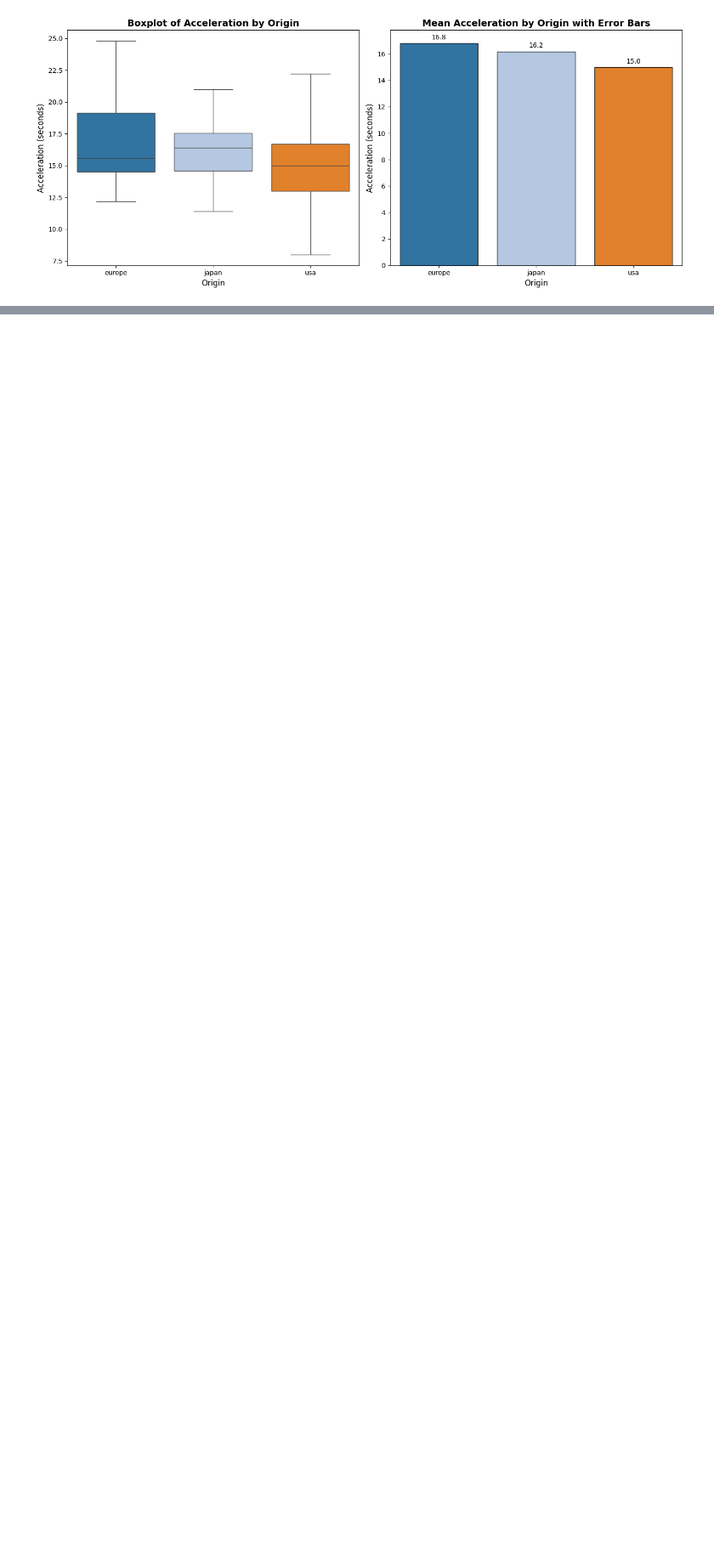
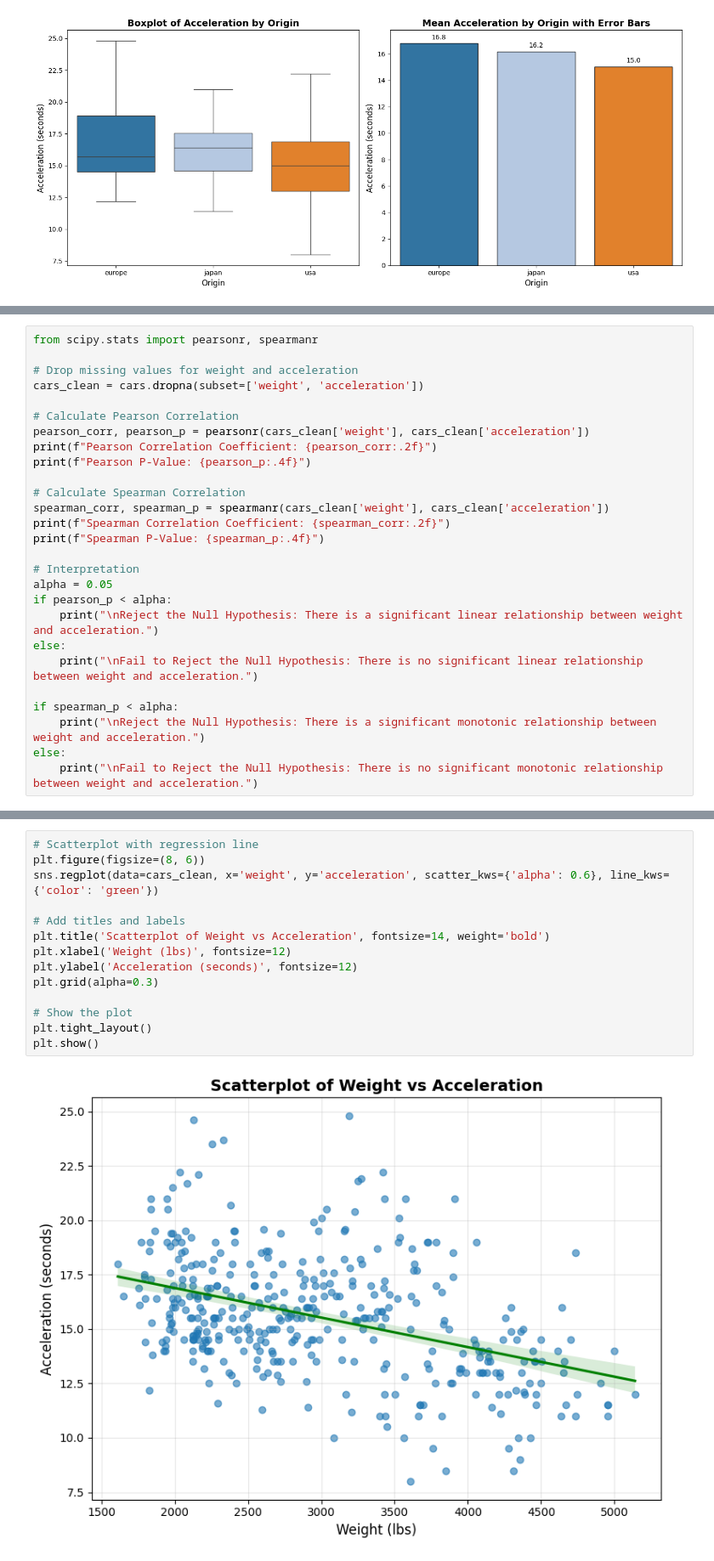
Before and after one commit to micah-shull/Statistics-Data-Analysis-Visualizations, a Jupyter notebook: Statistics_30_hypothesis_testing_cars_acceleration_origin.ipynb, the cells around one changed output, grey strips where cells are left out. Shown at 85% size. Cells and saved outputs as stored; diff of their text form; blank space fills up the shorter version.

Commit message:
Add hypothesis test: Is there a significant relationship between a car's weight and its acceleration?

```diff
--- a/Statistics_30_hypothesis_testing_cars_acceleration_origin.ipynb
+++ b/Statistics_30_hypothesis_testing_cars_acceleration_origin.ipynb
@@ -201,0 +237,27 @@ europe    usa  -1.8039    0.0 -2.6634 -0.9444   True
+# %%
+from scipy.stats import pearsonr, spearmanr
+
+# Drop missing values for weight and acceleration
+cars_clean = cars.dropna(subset=['weight', 'acceleration'])
+
+# Calculate Pearson Correlation
+pearson_corr, pearson_p = pearsonr(cars_clean['weight'], cars_clean['acceleration'])
+print(f"Pearson Correlation Coefficient: {pearson_corr:.2f}")
+print(f"Pearson P-Value: {pearson_p:.4f}")
+
+# Calculate Spearman Correlation
+spearman_corr, spearman_p = spearmanr(cars_clean['weight'], cars_clean['acceleration'])
+print(f"Spearman Correlation Coefficient: {spearman_corr:.2f}")
+print(f"Spearman P-Value: {spearman_p:.4f}")
+
+# Interpretation
+alpha = 0.05
+if pearson_p < alpha:
+    print("\nReject the Null Hypothesis: There is a significant linear relationship between weight and acceleration.")
+else:
+    print("\nFail to Reject the Null Hypothesis: There is no significant linear relationship between weight and acceleration.")
+
+if spearman_p < alpha:
+    print("\nReject the Null Hypothesis: There is a significant monotonic relationship between weight and acceleration.")
+else:
+    print("\nFail to Reject the Null Hypothesis: There is no significant monotonic relationship between weight and acceleration.")
@@ -201,0 +273,16 @@ europe    usa  -1.8039    0.0 -2.6634 -0.9444   True
+# %%
+# Scatterplot with regression line
+plt.figure(figsize=(8, 6))
+sns.regplot(data=cars_clean, x='weight', y='acceleration', scatter_kws={'alpha': 0.6}, line_kws={'color': 'green'})
+
+# Add titles and labels
+plt.title('Scatterplot of Weight vs Acceleration', fontsize=14, weight='bold')
+plt.xlabel('Weight (lbs)', fontsize=12)
+plt.ylabel('Acceleration (seconds)', fontsize=12)
+plt.grid(alpha=0.3)
+
+# Show the plot
+plt.tight_layout()
+plt.show()
+# %% [output]
+[figure, added]
```
Also changed, not shown: parts of 5 cells of this notebook.
